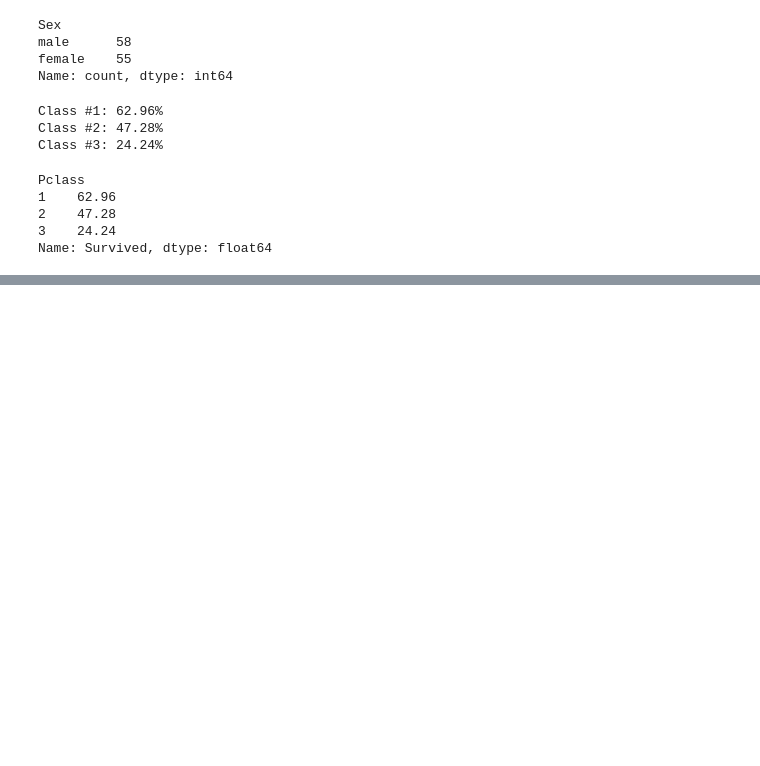
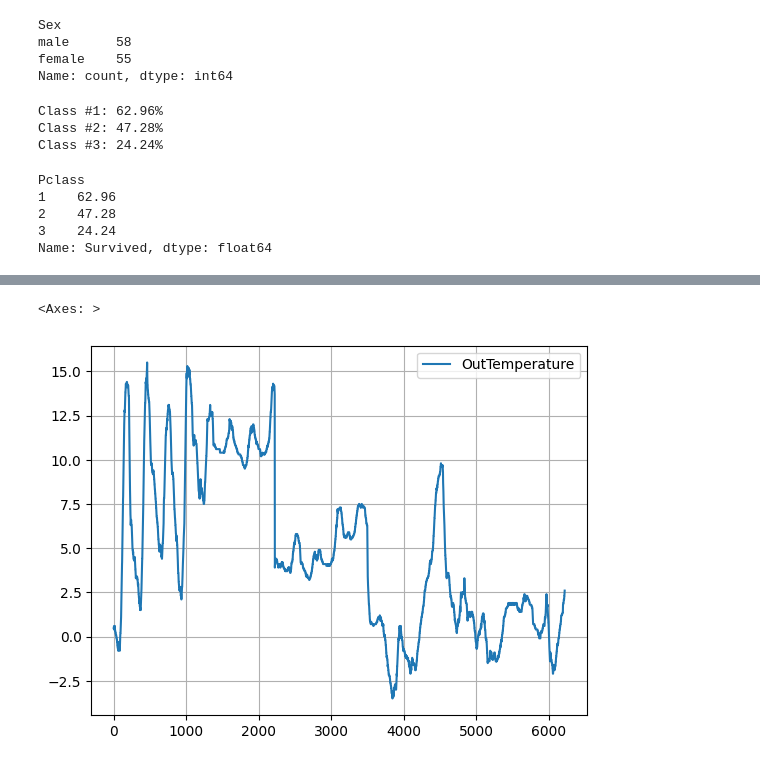
Before and after one commit to Cougar74/SGAU_operator_UAV, a Jupyter notebook: Практика/Практика - Основы Python/pandas.ipynb, the cells around one changed output, grey strips where cells are left out. Cells and saved outputs as stored; diff of their text form; code cells hidden in the pictures; blank space fills up the shorter version.

```diff
--- a/Практика/Практика - Основы Python/pandas.ipynb
+++ b/Практика/Практика - Основы Python/pandas.ipynb
@@ -548,0 +822,3 @@ Name: Survived, dtype: float64
+# %%
+df_meteo = pd.read_csv('data/df_meteo.csv', sep=';')
+df_meteo
@@ -548,0 +854,2 @@ Name: Survived, dtype: float64
+# %%
+df_meteo['Date'] = pd.to_datetime(df_meteo['Date'])
@@ -548,0 +871,5 @@ Name: Survived, dtype: float64
+# %%
+df_meteo['OutTemperature'].plot(grid=True, legend=True)
+# %% [output]
+<Axes: >
+[figure, added]
```
Also changed, not shown: parts of 32 cells of this notebook, 1 other file.
